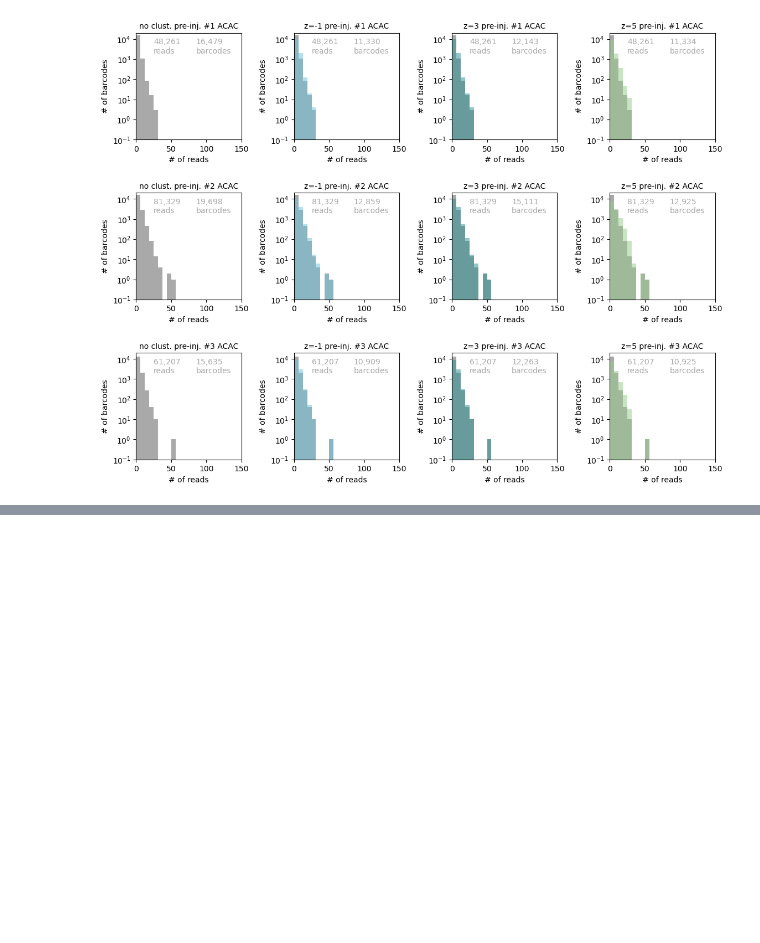
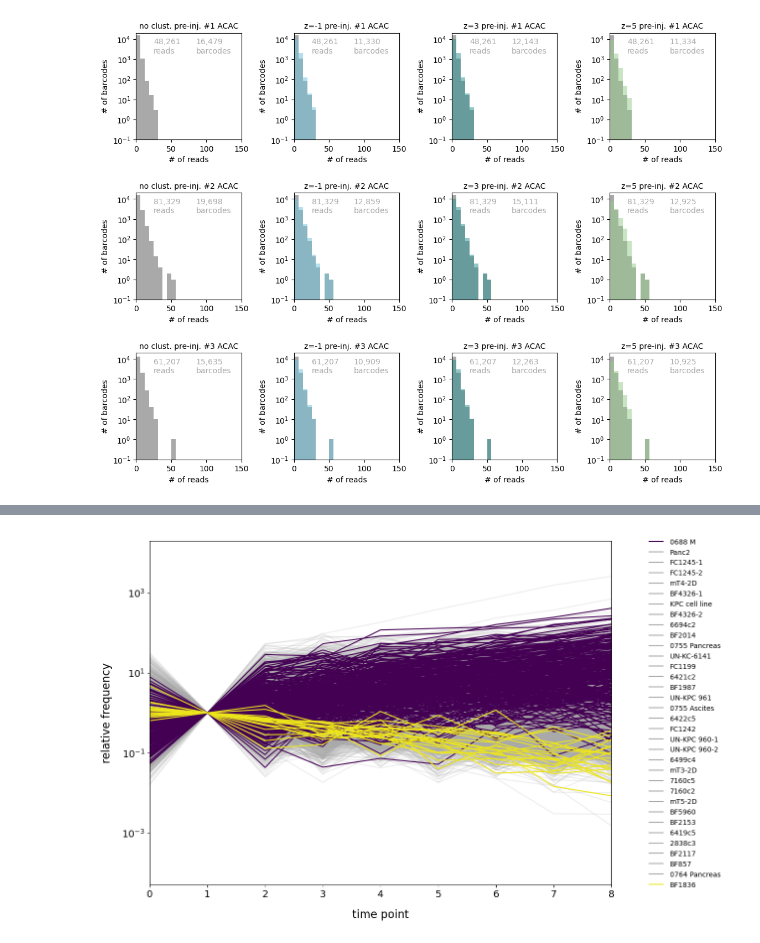
Before and after one commit to alyulina/metastatic-phenotypes, a Jupyter notebook: clustering-testing-comparing-results_08.30.23.ipynb, the cells around one changed output, grey strips where cells are left out. Drawn from its saved outputs; the diff is of its cells as text; code cells hidden in the pictures; blank space fills up the shorter version.

```diff
--- a/clustering-testing-comparing-results_08.30.23.ipynb
+++ b/clustering-testing-comparing-results_08.30.23.ipynb
@@ -511,0 +868,46 @@ plt.legend(frameon=False, fontsize=10, loc='upper left', ncol=1);
+# %%
+plt.figure(figsize=(12, 9));
+viridis = matplotlib.cm.ScalarMappable(norm=matplotlib.colors.Normalize(vmin=0, vmax=len(clIDs_ordered)),
+                                       cmap=plt.get_cmap('viridis'))
+rep = 0
+for count, clID in enumerate(clIDs_ordered):
+    if clID in [clIDs_ordered[0], clIDs_ordered[-1]]:
+        continue
+
+    for x in t_bc_counts[rep][clID].keys():
+        if 0 not in t_bc_counts[rep][clID][x]:
+            plt.plot(range(0, 9), [t_bc_counts[rep][clID][x][i] / t_series_coverage[rep][t_series_samples[rep][i]] / (t_bc_counts[rep][clID][x][1] / t_series_coverage[rep][t_series_samples[rep][1]]) for i in range(0, 9)], color='#a9a9a9', alpha=0.2)
+
+for count, clID in enumerate(clIDs_ordered):
+    if clID not in [clIDs_ordered[0], clIDs_ordered[-1]]:
+        continue
+
+    for x in t_bc_counts[rep][clID].keys():
+        if 0 not in t_bc_counts[rep][clID][x]:
+            plt.plot(range(0, 9), [t_bc_counts[rep][clID][x][i] / t_series_coverage[rep][t_series_samples[rep][i]] / (t_bc_counts[rep][clID][x][1] / t_series_coverage[rep][t_series_samples[rep][1]]) for i in range(0, 9)], color=viridis.to_rgba(count), alpha=1)
+
+
+for count, clID in enumerate(clIDs_ordered):
+    if clID not in [clIDs_ordered[0], clIDs_ordered[-1]]:
+        c = '#a9a9a9'
+    else:
+        c = viridis.to_rgba(count)
+    plt.plot([10, 10], [1, 1], color=c, label=clID_dict[clID].replace('_', ' '))
+
+plt.xticks([0, 1, 2, 3, 4, 5, 6, 7, 8], [0, 1, 2, 3, 4, 5, 6, 7, 8], size=14)
+plt.xlim(0, 8)
+
+plt.yticks([1e-4, 1e-2, 1e-1, 1e0, 1e1, 1e2, 1e4], [1e-4, 1e-2, 1e-1, 1e0, 1e1, 1e2, 1e4], size=14)
+plt.yscale('log'); plt.minorticks_off();
+plt.ylim(5e-5, 2e4)
+
+plt.xlabel('time point', fontsize=16, labelpad=14);
+plt.ylabel('relative frequency', fontsize=16, labelpad=14);
+
+# plt.title('in vitro', size=16, pad=14)
+plt.legend(frameon=False, ncol=1, handletextpad=1, loc='upper right', bbox_to_anchor=(1.25, 1.025));
+
+
+#plt.savefig('plots/bc_rep_1_high_low.png', dpi=600, bbox_inches='tight')
+# %% [output]
+[figure, added]
```
Also changed, not shown: parts of 16 cells of this notebook.
